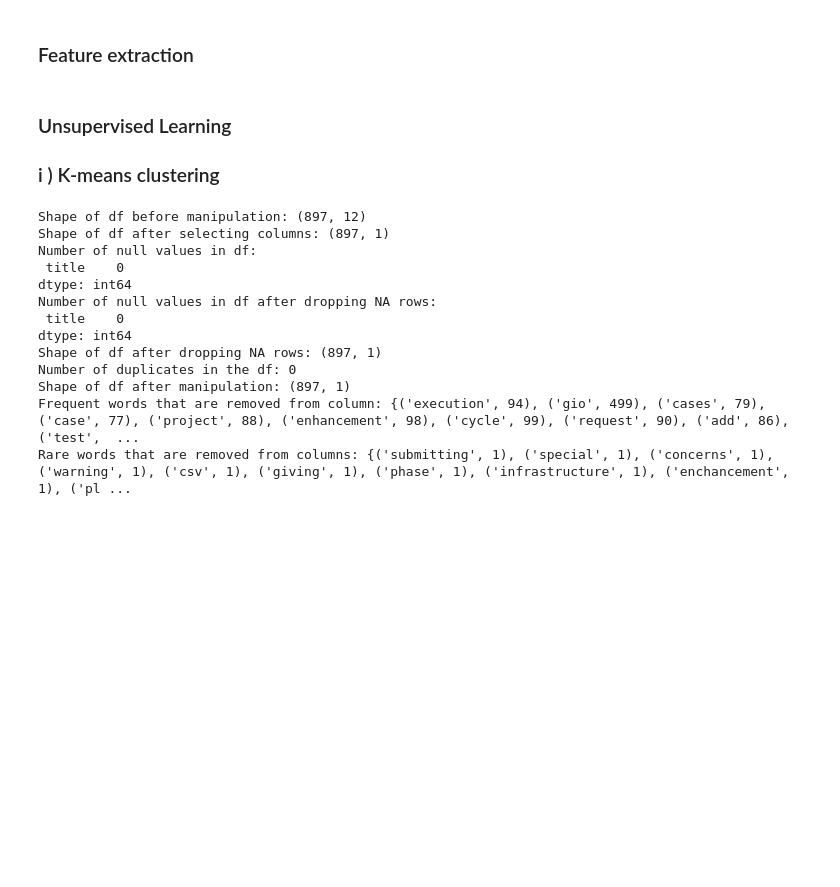
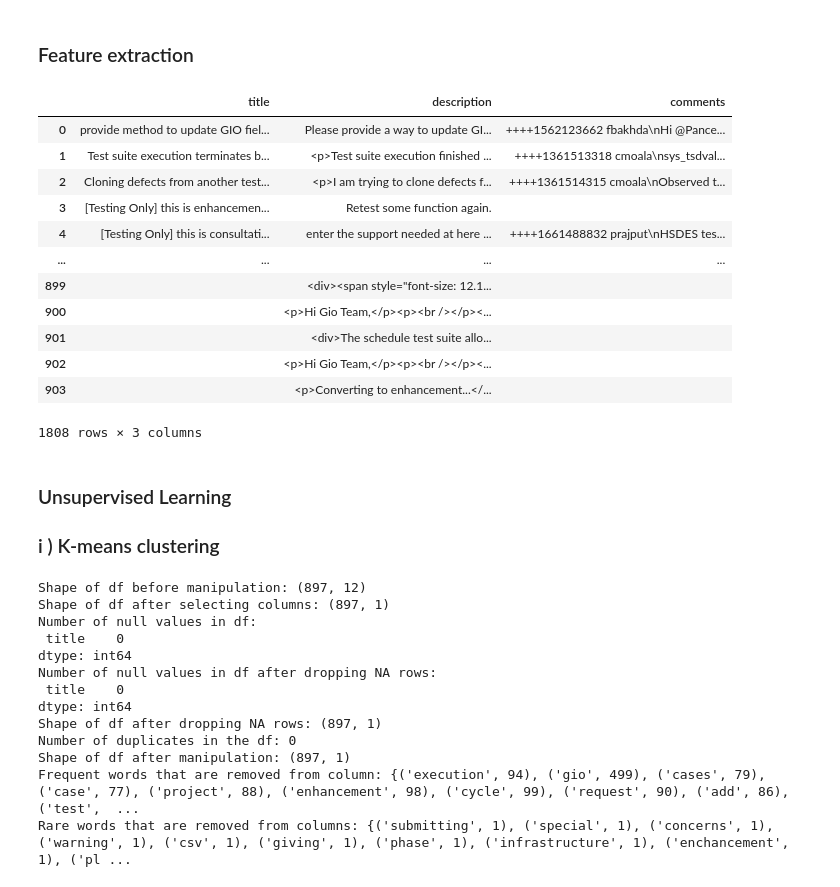
Before and after one commit to NicoleNL/ML-Track, a Jupyter notebook: Similarity_analytics_20210921.ipynb, the cells around one changed output. Cells and saved outputs as stored; diff of their text form; code cells hidden in the pictures; blank space fills up the shorter version.

```diff
--- a/Similarity_analytics_20210921.ipynb
+++ b/Similarity_analytics_20210921.ipynb
@@ -805,0 +803,3 @@ df
+# %%
+df = df[["title_rare","desc_rare","comments_rare"]]
+df.head()
@@ -808,6 +815,11 @@ import re
 
 def custom_taxo(text,remove_taxo,include_taxo):
     """
+    User provides taxonomy to be removed or remained in the text
+    params:
+    text[string]: text to remove/maintain the taxonomy
+    remove_taxo[list]: list of taxonomy to be removed from text
+    include_taxo[list]: list of taxonomy to be maintained in text
     """
     for w in remove_taxo:
         #row without any item from include_taxo -> replace all remove_taxo items with empty string
@@ -824,9 +836,9 @@ def custom_taxo(text,remove_taxo,include_taxo):
 #list of words to remove
 remove_taxo = ["gio","fields","test"]
 #list of words to maintain
-include_taxo = ["test suite execution","clone defects"]
+include_taxo = ["test suite execution","hsdes testing"]
 
-df["title_taxo"]=  [custom_taxo(text,remove_taxo,include_taxo) for text in df["title_stop"]]
-# df["description_taxo"]=  [custom_taxo(text,remove_taxo,include_taxo) for text in df["desc_stop"]]
-# df["comments_taxo"]=  [custom_taxo(text,remove_taxo,include_taxo) for text in df["comments_stop"]]
+df["title_taxo"]=  [custom_taxo(text,remove_taxo,include_taxo) for text in df["title_rare"]]
+df["description_taxo"]=  [custom_taxo(text,remove_taxo,include_taxo) for text in df["desc_rare"]]
+df["comments_taxo"]=  [custom_taxo(text,remove_taxo,include_taxo) for text in df["comments_rare"]]
 df.head()
@@ -955,6 +1068,22 @@ ner_wrapper(TRAIN_DATA,VAL_DATA,path,column=df_test["comments"],train_model=Fals
 # %%
 df = df[["title_lemma_word"]]
 df.head()
+# %%
+df
+# %% [output]
+|  | title | description | comments |
+| 0 | provide method to update GIO fiel... | Please provide a way to update GI... | ++++1562123662 fbakhda\nHi @Pance... |
+| 1 | Test suite execution terminates b... | <p>Test suite execution finished ... | ++++1361513318 cmoala\nsys_tsdval... |
+| 2 | Cloning defects from another test... | <p>I am trying to clone defects f... | ++++1361514315 cmoala\nObserved t... |
+| 3 | [Testing Only] this is enhancemen... | Retest some function again. |  |
+| 4 | [Testing Only] this is consultati... | enter the support needed at here ... | ++++1661488832 prajput\nHSDES tes... |
+| ... | ... | ... | ... |
+| 899 |  | <div><span style="font-size: 12.1... |  |
+| 900 |  | <p>Hi Gio Team,</p><p><br /></p><... |  |
+| 901 |  | <div>The schedule test suite allo... |  |
+| 902 |  | <p>Hi Gio Team,</p><p><br /></p><... |  |
+| 903 |  | <p>Converting to enhancement...</... |  |
+1808 rows × 3 columns
 # %%
 from sklearn.feature_extraction.text import CountVectorizer
 from sklearn.feature_extraction.text import TfidfVectorizer
```
Also changed, not shown: parts of 31 cells of this notebook.
